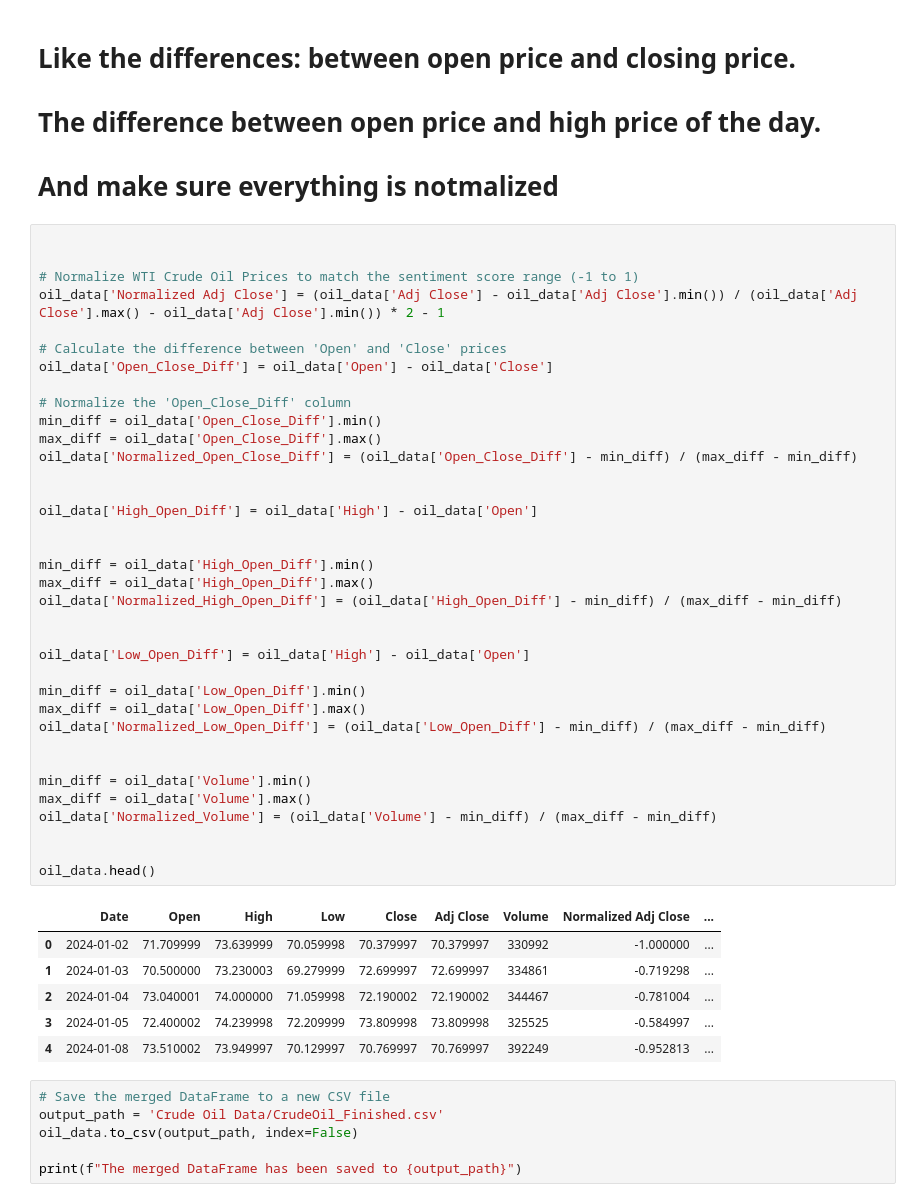
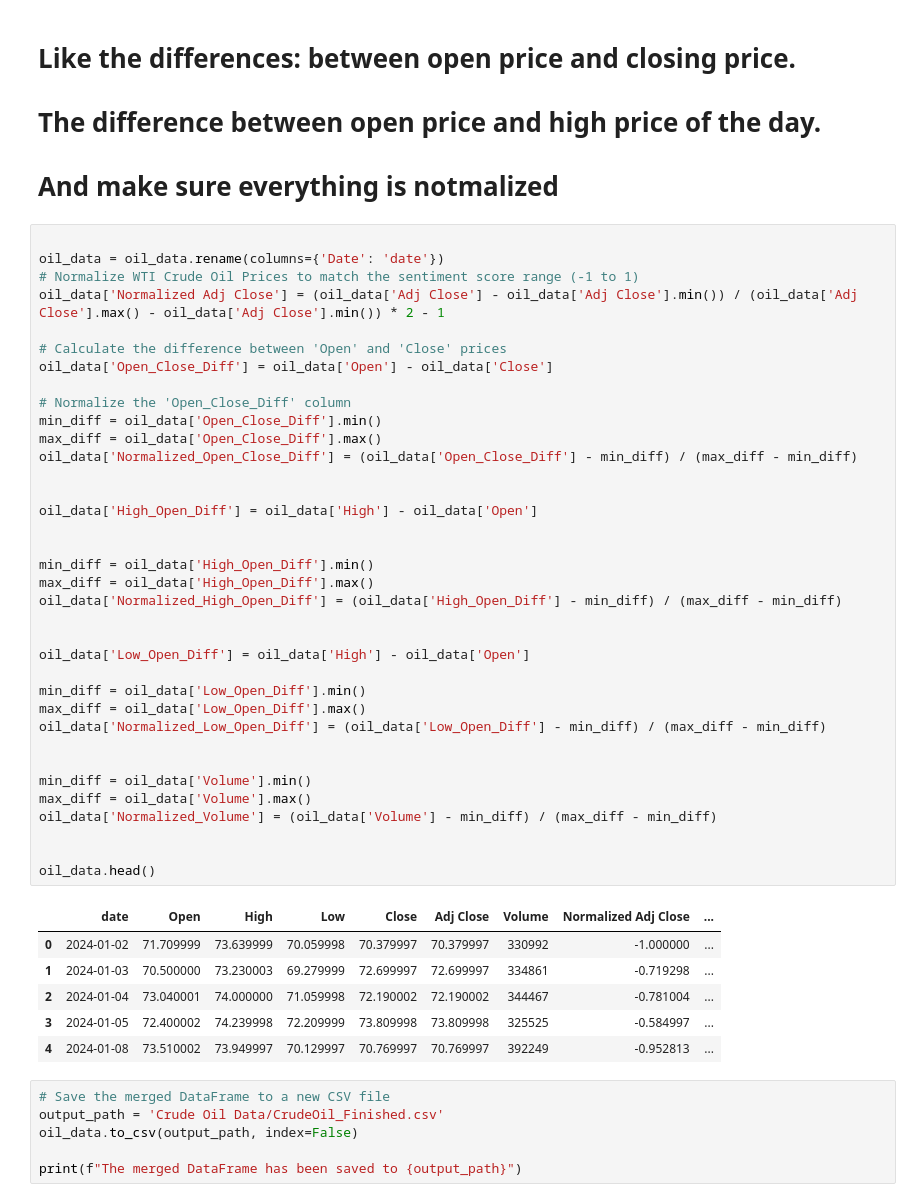
Before and after one commit to StasyChernyshov/Sentiment-Analysis, a Jupyter notebook: Feature Engineering/Feature Engineering 2 - normalizing and adding features to crude oil.ipynb, the cells around one changed output. Drawn from its saved outputs; the diff is of its cells as text.

```diff
--- a/Feature Engineering/Feature Engineering 2 - normalizing and adding features to crude oil.ipynb
+++ b/Feature Engineering/Feature Engineering 2 - normalizing and adding features to crude oil.ipynb
@@ -58,7 +59,7 @@ Index(['Date', 'Open', 'High', 'Low', 'Close', 'Adj Close', 'Volume'], dtype='ob
 # And make sure everything is notmalized
 # %%
 
-
+oil_data = oil_data.rename(columns={'Date': 'date'})
 # Normalize WTI Crude Oil Prices to match the sentiment score range (-1 to 1)
 oil_data['Normalized Adj Close'] = (oil_data['Adj Close'] - oil_data['Adj Close'].min()) / (oil_data['Adj Close'].max() - oil_data['Adj Close'].min()) * 2 - 1
 
@@ -66,34 +67,34 @@ oil_data['Normalized Adj Close'] = (oil_data['Adj Close'] - oil_data['Adj Close'
 oil_data['Open_Close_Diff'] = oil_data['Open'] - oil_data['Close']
 
 # Normalize the 'Open_Close_Diff' column
 min_diff = oil_data['Open_Close_Diff'].min()
 max_diff = oil_data['Open_Close_Diff'].max()
 oil_data['Normalized_Open_Close_Diff'] = (oil_data['Open_Close_Diff'] - min_diff) / (max_diff - min_diff)
 
 
 oil_data['High_Open_Diff'] = oil_data['High'] - oil_data['Open']
 
 
 min_diff = oil_data['High_Open_Diff'].min()
 max_diff = oil_data['High_Open_Diff'].max()
 oil_data['Normalized_High_Open_Diff'] = (oil_data['High_Open_Diff'] - min_diff) / (max_diff - min_diff)
 
 
 oil_data['Low_Open_Diff'] = oil_data['High'] - oil_data['Open']
 
 min_diff = oil_data['Low_Open_Diff'].min()
 max_diff = oil_data['Low_Open_Diff'].max()
 oil_data['Normalized_Low_Open_Diff'] = (oil_data['Low_Open_Diff'] - min_diff) / (max_diff - min_diff)
 
 
 min_diff = oil_data['Volume'].min()
 max_diff = oil_data['Volume'].max()
 oil_data['Normalized_Volume'] = (oil_data['Volume'] - min_diff) / (max_diff - min_diff)
 
 
 oil_data.head()
 # %% [output]
-|  | Date | Open | High | Low | Close | Adj Close | Volume | Normalized Adj Close | ... |
+|  | date | Open | High | Low | Close | Adj Close | Volume | Normalized Adj Close | ... |
 | 0 | 2024-01-02 | 71.709999 | 73.639999 | 70.059998 | 70.379997 | 70.379997 | 330992 | -1.000000 | ... |
 | 1 | 2024-01-03 | 70.500000 | 73.230003 | 69.279999 | 72.699997 | 72.699997 | 334861 | -0.719298 | ... |
 | 2 | 2024-01-04 | 73.040001 | 74.000000 | 71.059998 | 72.190002 | 72.190002 | 344467 | -0.781004 | ... |
```
Also changed, not shown: parts of 1 cell of this notebook, 21 other files.
